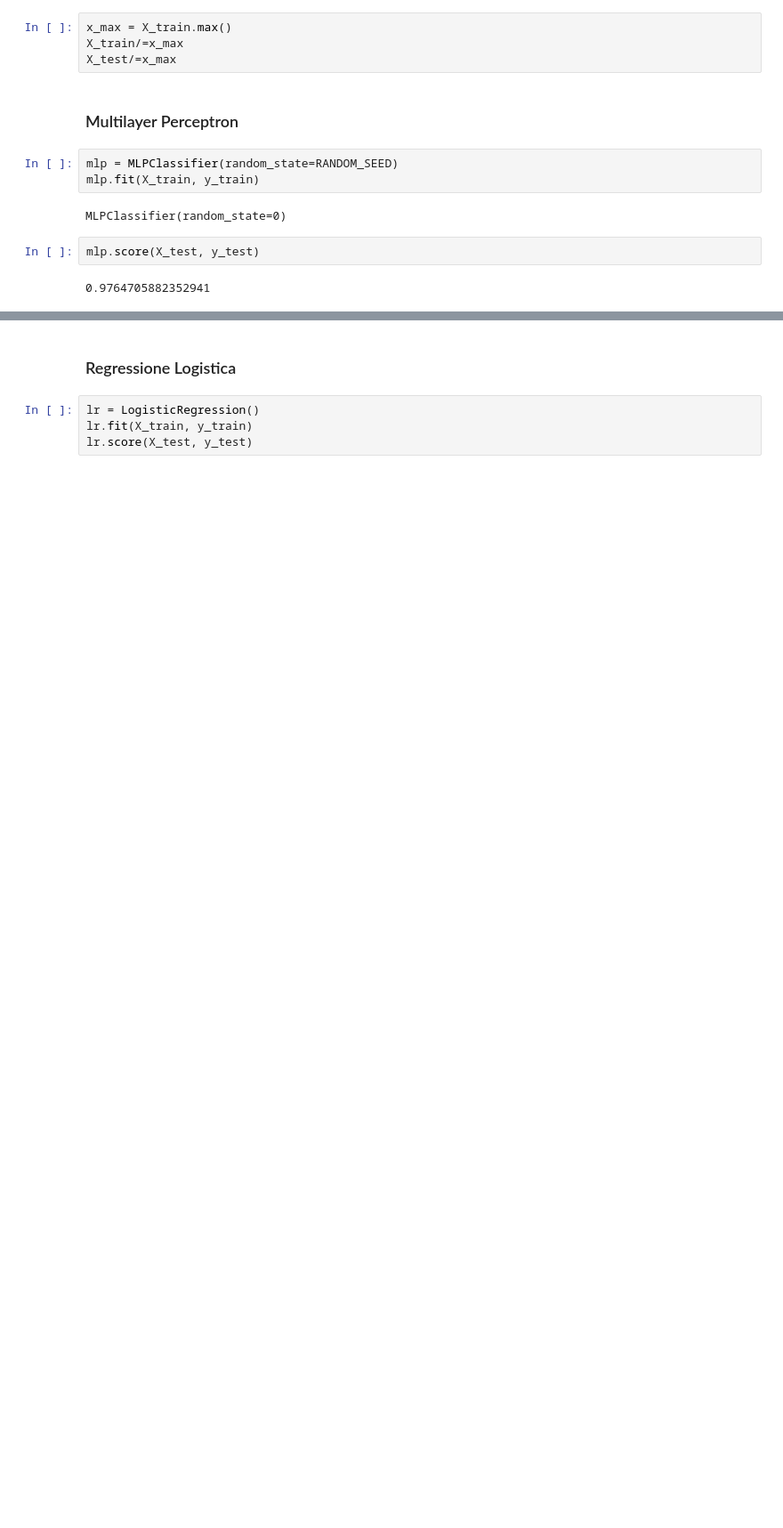
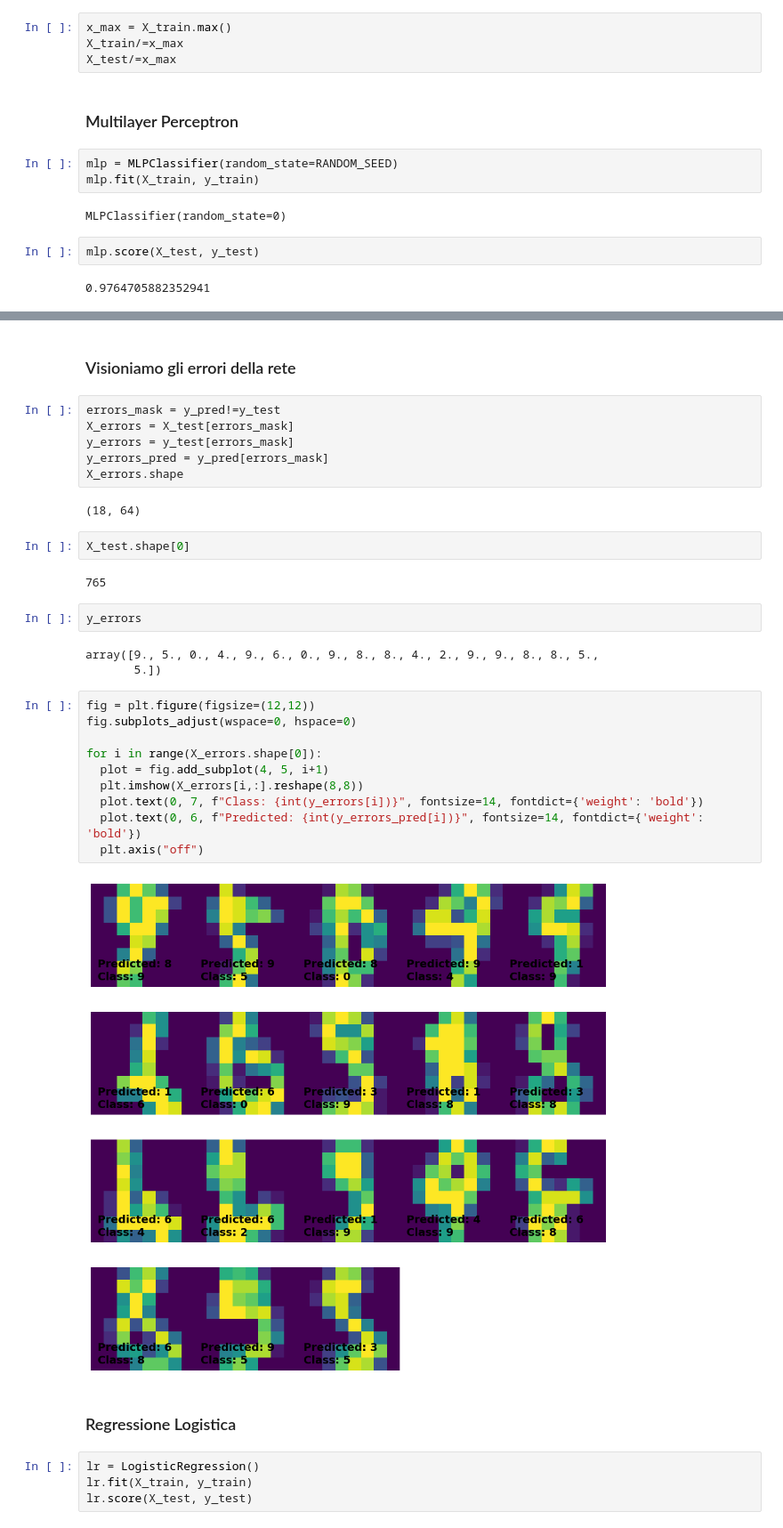
Before and after one commit to ProfAI/machine-learning-modelli-e-algoritmi, a Jupyter notebook: 5 - Reti Neurali/neural_networks_exercise.ipynb, the cells around one changed output, grey strips where cells are left out. Shown at 89% size. Saved outputs shown, nothing was run; the diff lists cells and outputs as text; blank space fills up the shorter version.

```diff
--- a/5 - Reti Neurali/neural_networks_exercise.ipynb
+++ b/5 - Reti Neurali/neural_networks_exercise.ipynb
@@ -99,6 +99,37 @@ print(classification_report(y_test, y_pred))
     accuracy                           0.98       765
    macro avg       0.98      0.98      0.98       765
 weighted avg       0.98      0.98      0.98       765
+# %% [markdown]
+### Visioniamo gli errori della rete
+# %%
+errors_mask = y_pred!=y_test
+X_errors = X_test[errors_mask]
+y_errors = y_test[errors_mask]
+y_errors_pred = y_pred[errors_mask]
+X_errors.shape
+# %% [output]
+(18, 64)
+# %%
+X_test.shape[0]
+# %% [output]
+765
+# %%
+y_errors
+# %% [output]
+array([9., 5., 0., 4., 9., 6., 0., 9., 8., 8., 4., 2., 9., 9., 8., 8., 5.,
+       5.])
+# %%
+fig = plt.figure(figsize=(12,12))
+fig.subplots_adjust(wspace=0, hspace=0)
+
+for i in range(X_errors.shape[0]):
+  plot = fig.add_subplot(4, 5, i+1)
+  plt.imshow(X_errors[i,:].reshape(8,8))
+  plot.text(0, 7, f"Class: {int(y_errors[i])}", fontsize=14, fontdict={'weight': 'bold'})
+  plot.text(0, 6, f"Predicted: {int(y_errors_pred[i])}", fontsize=14, fontdict={'weight': 'bold'})
+  plt.axis("off")
+# %% [output]
+[figure, added]
 # %% [markdown]
 ### Regressione Logistica
 # %%
```
Also changed, not shown: parts of 4 cells of this notebook.
